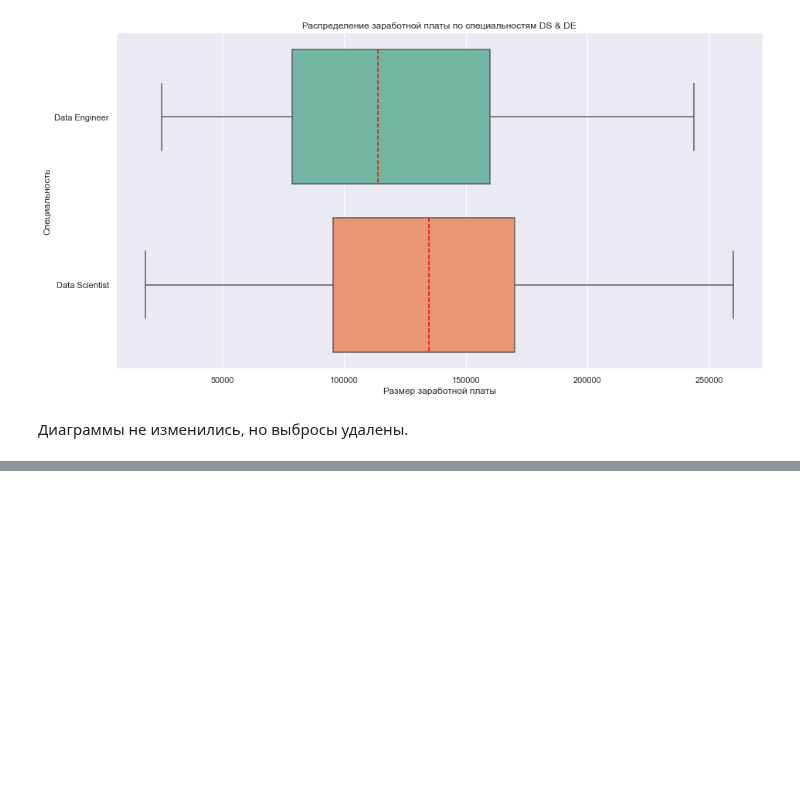
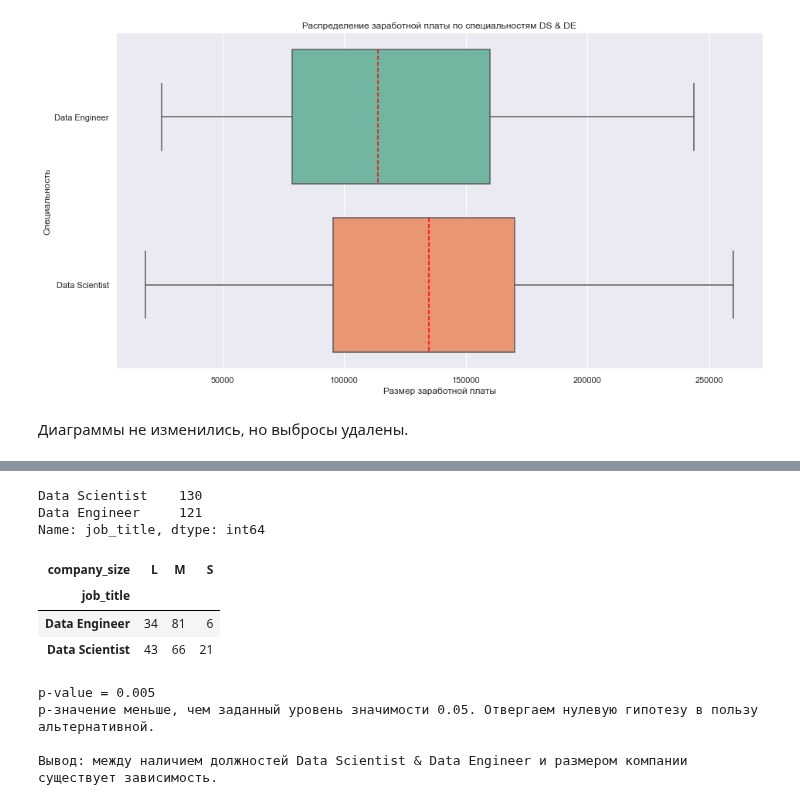
Before and after one commit to DmitriySky47/sf_data_science, a Jupyter notebook: Skillfactory/EDA_4_Статистические тесты/HW-02 Рекрутинг.ipynb, the cells around one changed output, grey strips where cells are left out. Drawn from its saved outputs; the diff is of its cells as text; code cells hidden in the pictures; blank space fills up the shorter version.

```diff
--- a/Skillfactory/EDA_4_Статистические тесты/HW-02 Рекрутинг.ipynb
+++ b/Skillfactory/EDA_4_Статистические тесты/HW-02 Рекрутинг.ipynb
@@ -494,0 +618,28 @@ print(ds)
+# %%
+# подгтовим выборку по специальностям Data Scientist & Data Engineer
+data_DS_DE_x2 = data[((data.job_title == 'Data Scientist') | (data.job_title == 'Data Engineer'))]
+data_DS_DE_x2['job_title'].value_counts() # проверка выборки
+# %% [output]
+Data Scientist    130
+Data Engineer     121
+Name: job_title, dtype: int64
+# %%
+# сосатвим таблицу сопряженности
+cross_table = pd.crosstab(data_DS_DE_x2['job_title'], data_DS_DE_x2['company_size'])
+cross_table
+# %% [output]
+| company_size | L | M | S |
+| job_title |  |  |  |
+| Data Engineer | 34 | 81 | 6 |
+| Data Scientist | 43 | 66 | 21 |
+# %%
+# проводим тест
+_, p, _, _ = stats.chi2_contingency(cross_table)
+decision_gipothesis(p)
+
+print('\n' + "Вывод: между наличием должностей Data Scientist & Data Engineer и размером компании существует зависимость.")
+# %% [output]
+p-value = 0.005
+р-значение меньше, чем заданный уровень значимости 0.05. Отвергаем нулевую гипотезу в пользу альтернативной.
+
+Вывод: между наличием должностей Data Scientist & Data Engineer и размером компании существует зависимость.
```
Also changed, not shown: parts of 39 cells of this notebook.
